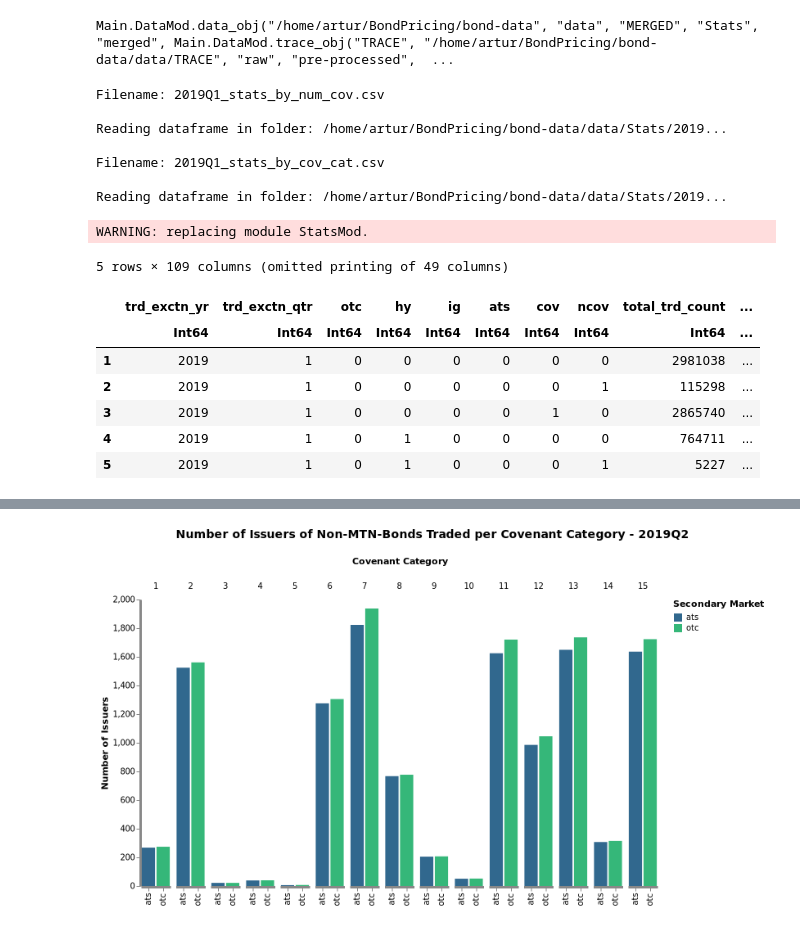
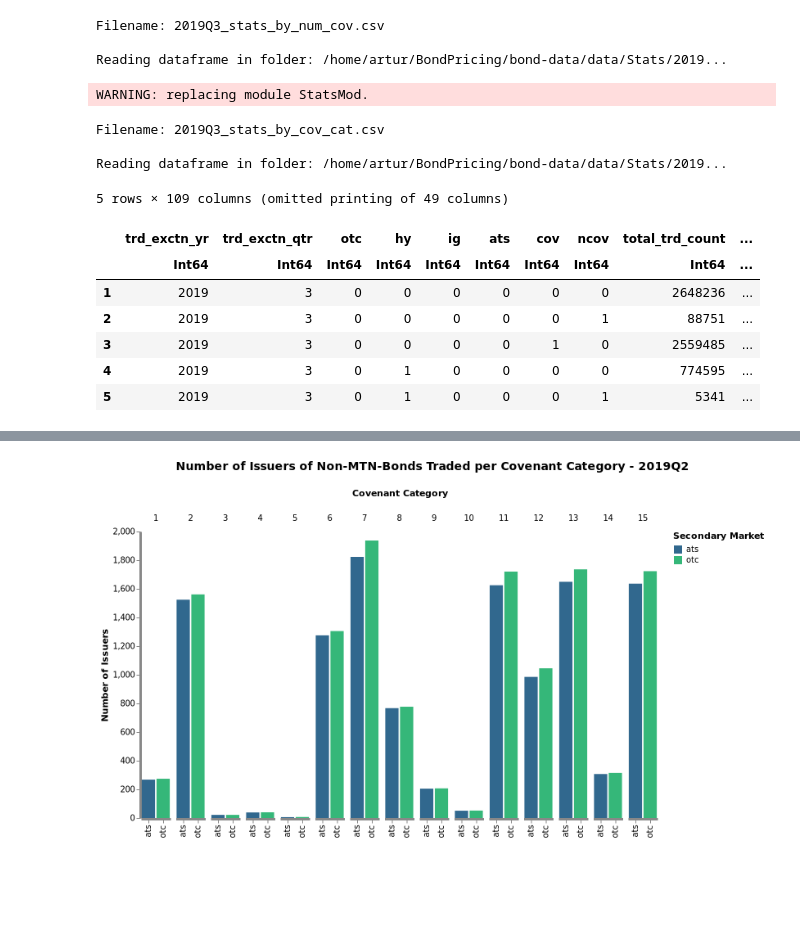
Before and after one commit to acbezerra/bond-data, a Jupyter notebook: notebooks/plots.ipynb, the cells around one changed output, grey strips where cells are left out. Saved outputs shown, nothing was run; the diff lists cells and outputs as text; code cells hidden in the pictures; blank space fills up the shorter version.

Commit message:
fixed stats by cov-cat + cleanup jupyter notebooks + moved notebook codes to hydrogen julia file

```diff
--- a/notebooks/plots.ipynb
+++ b/notebooks/plots.ipynb
@@ -24,30 +21,27 @@ WARNING: replacing module PlotMod.
-# %%
-dto = DataMod.data_obj_constructor()
-# %% [output]
-Main.DataMod.data_obj("/home/artur/BondPricing/bond-data", "data", "MERGED", "Stats", "merged", Main.DataMod.trace_obj("TRACE", "/home/artur/BondPricing/bond-data/data/TRACE", "raw", "pre-processed",  ...
 # %%
+dto = DataMod.data_obj_constructor()
+
 yr = 2019
-qtr = 1
+qtr = 3
 
 include(string(joinpath(module_path, "stats_module"), ".jl"))
 snc = StatsMod.load_stats_data(dto, yr, qtr; stats_by_num_cov=true)
 scc = StatsMod.load_stats_data(dto, yr, qtr; stats_by_num_cov=false)
 
 first(scc, 5)
 # %% [output]
-Filename: 2019Q1_stats_by_num_cov.csv
+Filename: 2019Q3_stats_by_num_cov.csv
 
 Reading dataframe in folder: /home/artur/BondPricing/bond-data/data/Stats/2019...
-
-Filename: 2019Q1_stats_by_cov_cat.csv
-
-Reading dataframe in folder: /home/artur/BondPricing/bond-data/data/Stats/2019...
 WARNING: replacing module StatsMod.
-5 rows × 109 columns (omitted printing of 49 columns)
+Filename: 2019Q3_stats_by_cov_cat.csv
+
+Reading dataframe in folder: /home/artur/BondPricing/bond-data/data/Stats/2019...
+5 rows × 109 columns (omitted printing of 49 columns)
 |  | trd_exctn_yr | trd_exctn_qtr | otc | hy | ig | ats | cov | ncov | total_trd_count | ... |
 |  | Int64 | Int64 | Int64 | Int64 | Int64 | Int64 | Int64 | Int64 | Int64 | ... |
-| 1 | 2019 | 1 | 0 | 0 | 0 | 0 | 0 | 0 | 2981038 | ... |
-| 2 | 2019 | 1 | 0 | 0 | 0 | 0 | 0 | 1 | 115298 | ... |
-| 3 | 2019 | 1 | 0 | 0 | 0 | 0 | 1 | 0 | 2865740 | ... |
-| 4 | 2019 | 1 | 0 | 1 | 0 | 0 | 0 | 0 | 764711 | ... |
-| 5 | 2019 | 1 | 0 | 1 | 0 | 0 | 0 | 1 | 5227 | ... |
+| 1 | 2019 | 3 | 0 | 0 | 0 | 0 | 0 | 0 | 2648236 | ... |
+| 2 | 2019 | 3 | 0 | 0 | 0 | 0 | 0 | 1 | 88751 | ... |
+| 3 | 2019 | 3 | 0 | 0 | 0 | 0 | 1 | 0 | 2559485 | ... |
+| 4 | 2019 | 3 | 0 | 1 | 0 | 0 | 0 | 0 | 774595 | ... |
+| 5 | 2019 | 3 | 0 | 1 | 0 | 0 | 0 | 1 | 5341 | ... |
```
Also changed, not shown: parts of 27 cells of this notebook, 39 other files.
